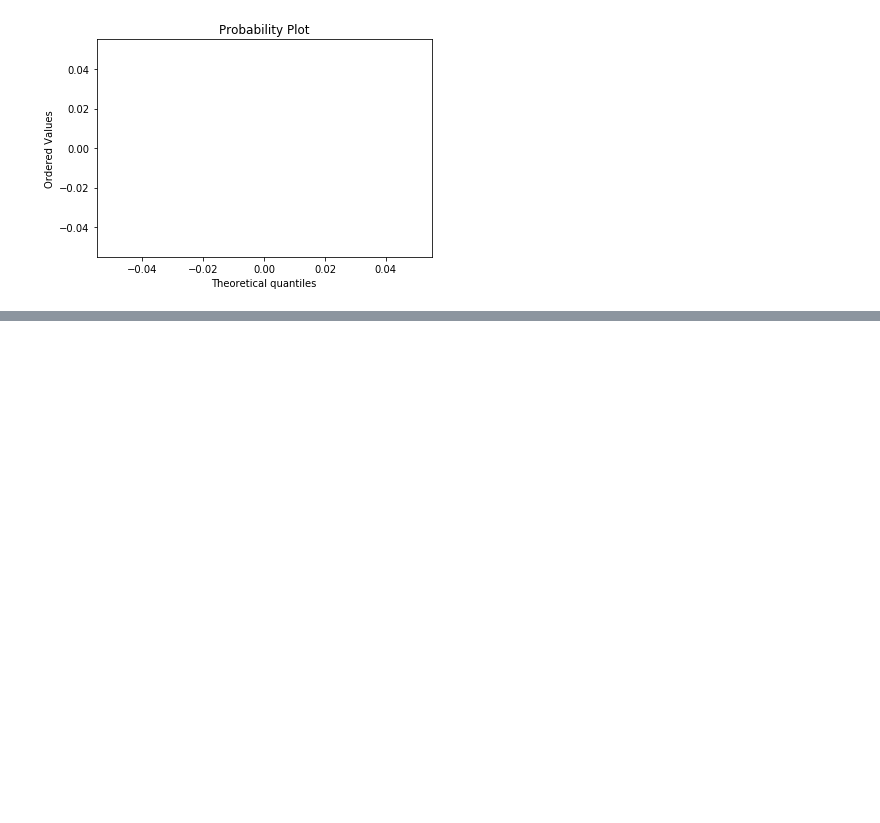
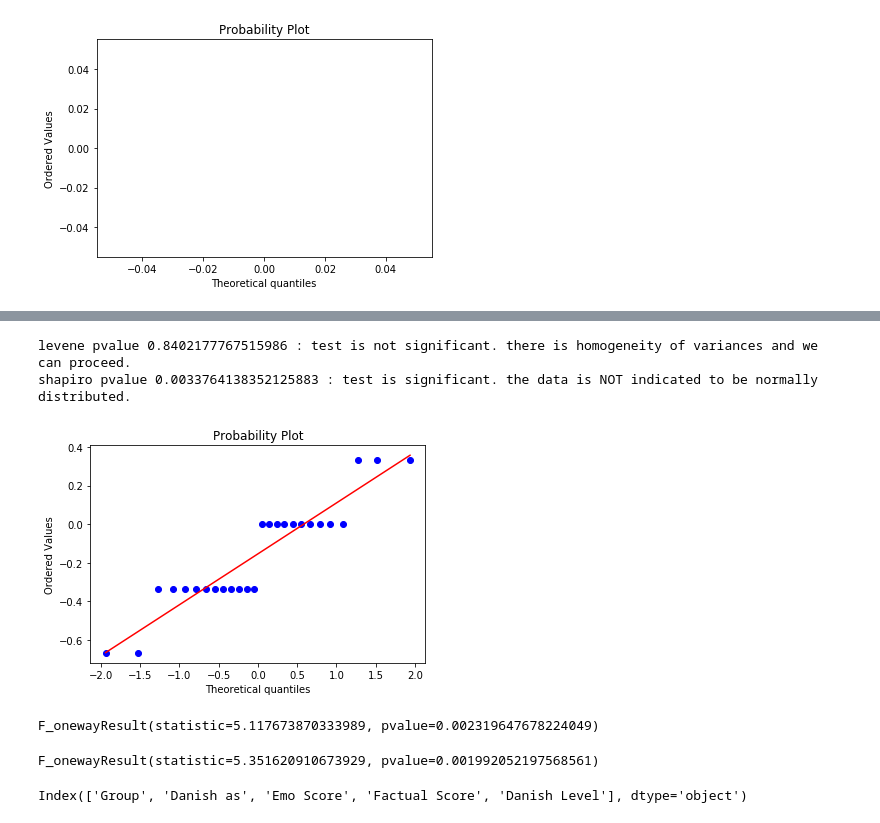
Before and after one commit to sallyi/cog-sci-2-exam, a Jupyter notebook: analyze_survey_results.ipynb, the cells around one changed output, grey strips where cells are left out. Drawn from its saved outputs; the diff is of its cells as text; code cells hidden in the pictures; blank space fills up the shorter version.

```diff
--- a/analyze_survey_results.ipynb
+++ b/analyze_survey_results.ipynb
@@ -689,14 +699,13 @@ ValueError: Arrays were different lengths: 105 vs 3
 # %%
 results_danes_immigrant_df = pd.DataFrame(columns=['Question','Danes', 'Immigrants'])
 i = 0
+# Question level L1 vs. L2
 for q, a in q_a.items():
     print(q, a)
-    control_correct = len(df_danes[df[q] == a])
-    experiment_correct = len(df_L2[df[q] == a])
-    control_incorrect = len(df_danes[df[q] != a])
-    experiment_incorrect = len(df_L2[df[q] != a])
-    #print(control_correct, control_incorrect, (control_correct/len(df_control)))
-    #print(experiment_correct,experiment_incorrect, experiment_correct/len(df_experiment))
+    control_correct = len(df_danes[df[q] == a[0]])
+    experiment_correct = len(df_L2[df[q] == a[0]])
+    control_incorrect = len(df_danes[df[q] != a[0]])
+    experiment_incorrect = len(df_L2[df[q] != a[0]])
     print('Control group:\n # correct: %s # incorrect: %s  percent correct: %s'
           %(control_correct, control_incorrect, (control_correct/len(df_danes))))
     print('Experimental group:\n # correct: %s # incorrect: %s  percent correct: %s'
@@ -711,0 +891,30 @@ ttest(results_danes_immigrant_df['Danes'], results_danes_immigrant_df['Immigrant
+# %%
+L1_emo_control_scores = results_subj_df[(results_subj_df['Danish as'] == 'DK') & (results_subj_df['Group'] == 'Control')]['Emo Score']
+L1_fact_control_scores = results_subj_df[(results_subj_df['Danish as'] == 'DK') & (results_subj_df['Group'] == 'Control')]['Factual Score']
+L1_emo_exper_scores = results_subj_df[(results_subj_df['Danish as'] == 'DK') & (results_subj_df['Group'] == 'Experimental')]['Emo Score']
+L1_fact_exper_scores = results_subj_df[(results_subj_df['Danish as'] == 'DK') & (results_subj_df['Group'] == 'Experimental')]['Factual Score']
+
+L2_emo_control_scores = results_subj_df[(results_subj_df['Danish as'] == 'L2') & (results_subj_df['Group'] == 'Control')]['Emo Score']
+L2_fact_control_scores = results_subj_df[(results_subj_df['Danish as'] == 'L2') & (results_subj_df['Group'] == 'Control')]['Factual Score']
+L2_emo_exper_scores = results_subj_df[(results_subj_df['Danish as'] == 'L2') & (results_subj_df['Group'] == 'Experimental')]['Emo Score']
+L2_fact_exper_scores = results_subj_df[(results_subj_df['Danish as'] == 'L2') & (results_subj_df['Group'] == 'Experimental')]['Factual Score']
+# %%
+test_stat_independence(L1_emo_control_scores, L1_fact_control_scores, L1_emo_exper_scores, L1_fact_exper_scores)
+# %% [output]
+levene pvalue 0.8402177767515986 : test is not significant. there is homogeneity of variances and we can proceed.
+shapiro pvalue 0.0033764138352125883 : test is significant. the data is NOT indicated to be normally distributed.
+[figure, added]
+# %%
+
+stats.f_oneway(L1_emo_control_scores, L1_fact_control_scores, L1_emo_exper_scores, L1_fact_exper_scores)
+# %% [output]
+F_onewayResult(statistic=5.117673870333989, pvalue=0.002319647678224049)
+# %%
+
+stats.f_oneway(L2_emo_control_scores, L2_fact_control_scores, L2_emo_exper_scores, L2_fact_exper_scores)
+# %% [output]
+F_onewayResult(statistic=5.351620910673929, pvalue=0.001992052197568561)
+# %%
+results_subj_df.columns
+# %% [output]
+Index(['Group', 'Danish as', 'Emo Score', 'Factual Score', 'Danish Level'], dtype='object')
```
Also changed, not shown: parts of 29 cells of this notebook.
